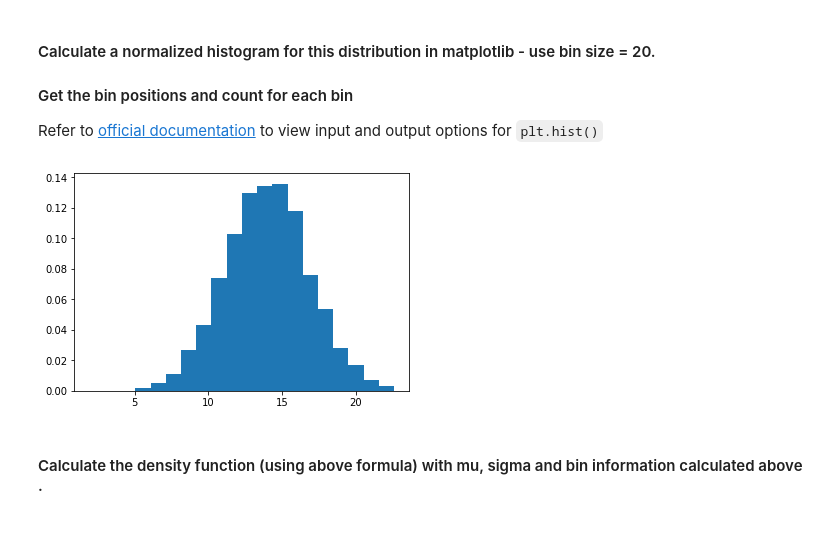
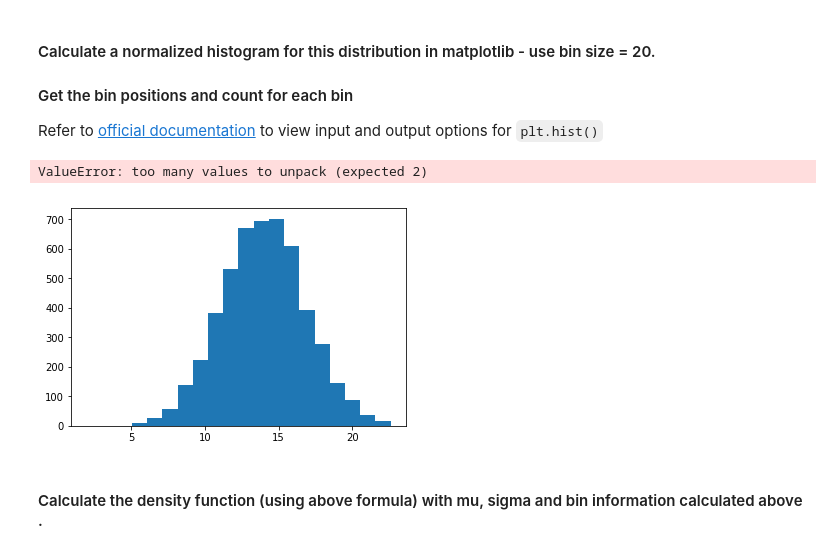
Before and after one commit to whohuhwhat/dsc-1-09-13-normal-gaussian-distributions-lab-nyc-ds-career-031119, a Jupyter notebook: index.ipynb, the cells around one changed output. Cells and saved outputs as stored; diff of their text form; code cells hidden in the pictures.

```diff
--- a/index.ipynb
+++ b/index.ipynb
@@ -33,11 +33,12 @@ Refer to [official documentation](https://matplotlib.org/api/_as_gen/matplotlib.
 # %%
 # Calculate a histogram for above data distribution
 import matplotlib.pyplot as plt
 # Create the bins and histogram
-count, bins, ignored = plt.hist(s, 20, density=True)
-# plt.hist(s, 20)
+# count, bins, ignored = plt.hist(s, 20, density=True)
+count, bins = plt.hist(s, 20)
 # %% [output]
+ValueError: too many values to unpack (expected 2)
-[figure, old version]
+[figure, new version]
 # %% [markdown]
 #### Calculate the density function (using above formula) with mu, sigma and bin information calculated above .
 # %%
```
